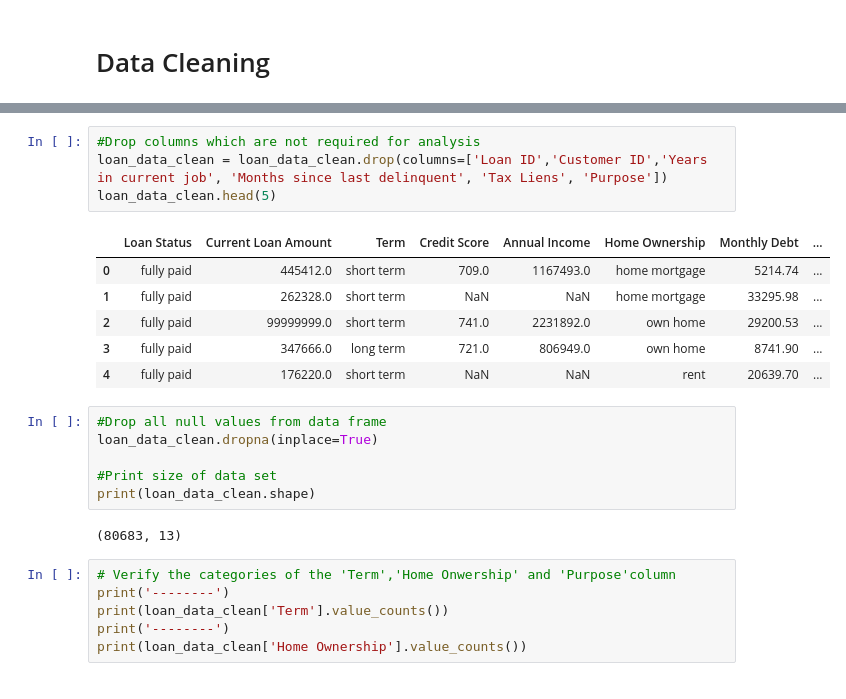
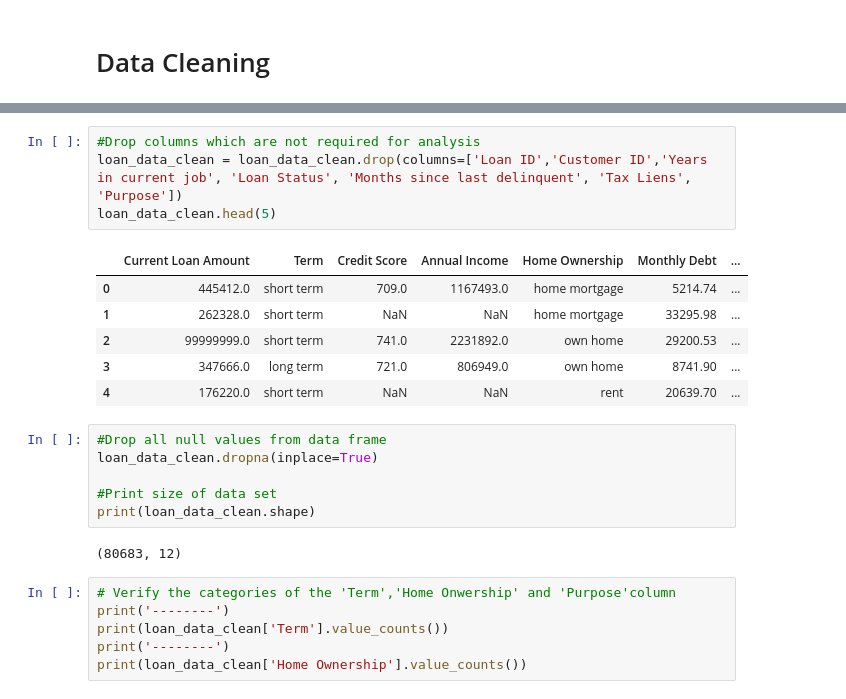
Before and after one commit to KavishNaran/Loan-risk---machine-learning, a Jupyter notebook: Loan Risk Data Cleaning.ipynb, the cells around one changed output, grey strips where cells are left out. Saved outputs shown, nothing was run; the diff lists cells and outputs as text.

Commit message:
added data analysis notebook

```diff
--- a/Loan Risk Data Cleaning.ipynb
+++ b/Loan Risk Data Cleaning.ipynb
@@ -41,15 +41,15 @@ loan_data_clean.head(5)
 | 4 | d4062e70-befa-4995-8643-a0de73938182 | 81536ad9-5ccf-4eb8-befb-47a4d608658e | fully paid | 176220.0 | short term | NaN | NaN | ... |
 # %%
 #Drop columns which are not required for analysis
-loan_data_clean = loan_data_clean.drop(columns=['Loan ID','Customer ID','Years in current job', 'Months since last delinquent', 'Tax Liens', 'Purpose'])
+loan_data_clean = loan_data_clean.drop(columns=['Loan ID','Customer ID','Years in current job', 'Loan Status', 'Months since last delinquent', 'Tax Liens', 'Purpose'])
 loan_data_clean.head(5)
 # %% [output]
-|  | Loan Status | Current Loan Amount | Term | Credit Score | Annual Income | Home Ownership | Monthly Debt | ... |
-| 0 | fully paid | 445412.0 | short term | 709.0 | 1167493.0 | home mortgage | 5214.74 | ... |
-| 1 | fully paid | 262328.0 | short term | NaN | NaN | home mortgage | 33295.98 | ... |
-| 2 | fully paid | 99999999.0 | short term | 741.0 | 2231892.0 | own home | 29200.53 | ... |
-| 3 | fully paid | 347666.0 | long term | 721.0 | 806949.0 | own home | 8741.90 | ... |
-| 4 | fully paid | 176220.0 | short term | NaN | NaN | rent | 20639.70 | ... |
+|  | Current Loan Amount | Term | Credit Score | Annual Income | Home Ownership | Monthly Debt | ... |
+| 0 | 445412.0 | short term | 709.0 | 1167493.0 | home mortgage | 5214.74 | ... |
+| 1 | 262328.0 | short term | NaN | NaN | home mortgage | 33295.98 | ... |
+| 2 | 99999999.0 | short term | 741.0 | 2231892.0 | own home | 29200.53 | ... |
+| 3 | 347666.0 | long term | 721.0 | 806949.0 | own home | 8741.90 | ... |
+| 4 | 176220.0 | short term | NaN | NaN | rent | 20639.70 | ... |
 # %%
 #Drop all null values from data frame
 loan_data_clean.dropna(inplace=True)
@@ -57,7 +57,7 @@ loan_data_clean.dropna(inplace=True)
 #Print size of data set
 print(loan_data_clean.shape)
 # %% [output]
-(80683, 13)
+(80683, 12)
 # %%
 # Verify the categories of the 'Term','Home Onwership' and 'Purpose'column
 print('--------')
```
Also changed, not shown: parts of 2 cells of this notebook, 3 other files.
